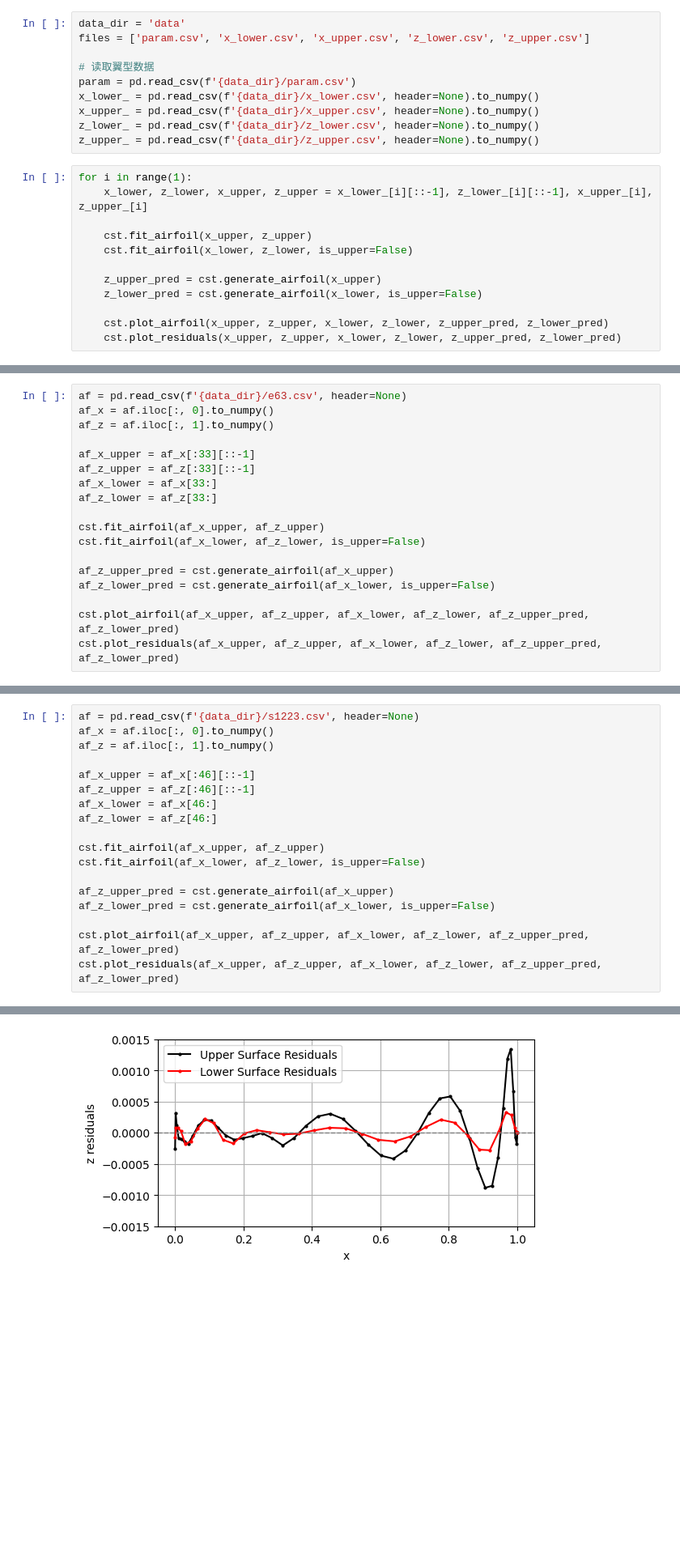
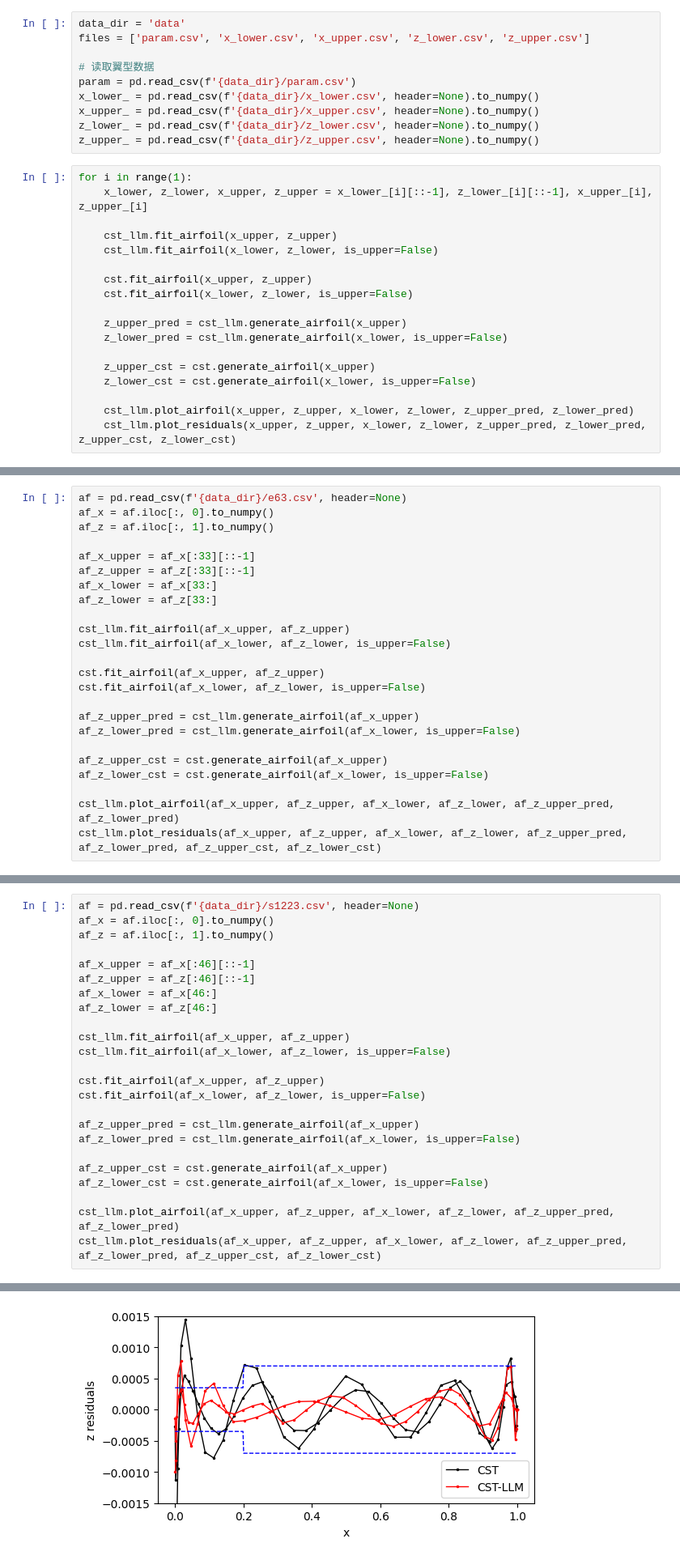
Before and after one commit to HugoSwen/AirFoil, a Jupyter notebook: CST-Test.ipynb, the cells around one changed output, grey strips where cells are left out. Shown at 81% size. Drawn from its saved outputs; the diff is of its cells as text; blank space fills up the shorter version.

```diff
--- a/CST-Test.ipynb
+++ b/CST-Test.ipynb
@@ -21,12 +21,18 @@ z_upper_ = pd.read_csv(f'{data_dir}/z_upper.csv', header=None).to_numpy()
 for i in range(1):
     x_lower, z_lower, x_upper, z_upper = x_lower_[i][::-1], z_lower_[i][::-1], x_upper_[i], z_upper_[i]
 
+    cst_llm.fit_airfoil(x_upper, z_upper)
+    cst_llm.fit_airfoil(x_lower, z_lower, is_upper=False)
+
     cst.fit_airfoil(x_upper, z_upper)
     cst.fit_airfoil(x_lower, z_lower, is_upper=False)
 
-    z_upper_pred = cst.generate_airfoil(x_upper)
-    z_lower_pred = cst.generate_airfoil(x_lower, is_upper=False)
+    z_upper_pred = cst_llm.generate_airfoil(x_upper)
+    z_lower_pred = cst_llm.generate_airfoil(x_lower, is_upper=False)
 
-    cst.plot_airfoil(x_upper, z_upper, x_lower, z_lower, z_upper_pred, z_lower_pred)
-    cst.plot_residuals(x_upper, z_upper, x_lower, z_lower, z_upper_pred, z_lower_pred)
+    z_upper_cst = cst.generate_airfoil(x_upper)
+    z_lower_cst = cst.generate_airfoil(x_lower, is_upper=False)
+
+    cst_llm.plot_airfoil(x_upper, z_upper, x_lower, z_lower, z_upper_pred, z_lower_pred)
+    cst_llm.plot_residuals(x_upper, z_upper, x_lower, z_lower, z_upper_pred, z_lower_pred, z_upper_cst, z_lower_cst)
 # %% [output]
@@ -42,12 +49,18 @@ af_z_upper = af_z[:33][::-1]
 af_x_lower = af_x[33:]
 af_z_lower = af_z[33:]
 
+cst_llm.fit_airfoil(af_x_upper, af_z_upper)
+cst_llm.fit_airfoil(af_x_lower, af_z_lower, is_upper=False)
+
 cst.fit_airfoil(af_x_upper, af_z_upper)
 cst.fit_airfoil(af_x_lower, af_z_lower, is_upper=False)
 
-af_z_upper_pred = cst.generate_airfoil(af_x_upper)
-af_z_lower_pred = cst.generate_airfoil(af_x_lower, is_upper=False)
+af_z_upper_pred = cst_llm.generate_airfoil(af_x_upper)
+af_z_lower_pred = cst_llm.generate_airfoil(af_x_lower, is_upper=False)
 
-cst.plot_airfoil(af_x_upper, af_z_upper, af_x_lower, af_z_lower, af_z_upper_pred, af_z_lower_pred)
-cst.plot_residuals(af_x_upper, af_z_upper, af_x_lower, af_z_lower, af_z_upper_pred, af_z_lower_pred)
+af_z_upper_cst = cst.generate_airfoil(af_x_upper)
+af_z_lower_cst = cst.generate_airfoil(af_x_lower, is_upper=False)
+
+cst_llm.plot_airfoil(af_x_upper, af_z_upper, af_x_lower, af_z_lower, af_z_upper_pred, af_z_lower_pred)
+cst_llm.plot_residuals(af_x_upper, af_z_upper, af_x_lower, af_z_lower, af_z_upper_pred, af_z_lower_pred, af_z_upper_cst, af_z_lower_cst)
 # %% [output]
@@ -63,12 +77,18 @@ af_z_upper = af_z[:46][::-1]
 af_x_lower = af_x[46:]
 af_z_lower = af_z[46:]
 
+cst_llm.fit_airfoil(af_x_upper, af_z_upper)
+cst_llm.fit_airfoil(af_x_lower, af_z_lower, is_upper=False)
+
 cst.fit_airfoil(af_x_upper, af_z_upper)
 cst.fit_airfoil(af_x_lower, af_z_lower, is_upper=False)
 
-af_z_upper_pred = cst.generate_airfoil(af_x_upper)
-af_z_lower_pred = cst.generate_airfoil(af_x_lower, is_upper=False)
+af_z_upper_pred = cst_llm.generate_airfoil(af_x_upper)
+af_z_lower_pred = cst_llm.generate_airfoil(af_x_lower, is_upper=False)
 
-cst.plot_airfoil(af_x_upper, af_z_upper, af_x_lower, af_z_lower, af_z_upper_pred, af_z_lower_pred)
-cst.plot_residuals(af_x_upper, af_z_upper, af_x_lower, af_z_lower, af_z_upper_pred, af_z_lower_pred)
+af_z_upper_cst = cst.generate_airfoil(af_x_upper)
+af_z_lower_cst = cst.generate_airfoil(af_x_lower, is_upper=False)
+
+cst_llm.plot_airfoil(af_x_upper, af_z_upper, af_x_lower, af_z_lower, af_z_upper_pred, af_z_lower_pred)
+cst_llm.plot_residuals(af_x_upper, af_z_upper, af_x_lower, af_z_lower, af_z_upper_pred, af_z_lower_pred, af_z_upper_cst, af_z_lower_cst)
 # %% [output]
@@ -76,4 +97,4 @@ cst.plot_residuals(af_x_upper, af_z_upper, af_x_lower, af_z_lower, af_z_upper_pr
-[figure, old version]
+[figure, new version]
 # %%
 af = pd.read_csv(f'{data_dir}/clarky.csv', header=None)
 af_x = af.iloc[:, 0].to_numpy()
```
Also changed, not shown: parts of 7 cells of this notebook, 1 other file.
